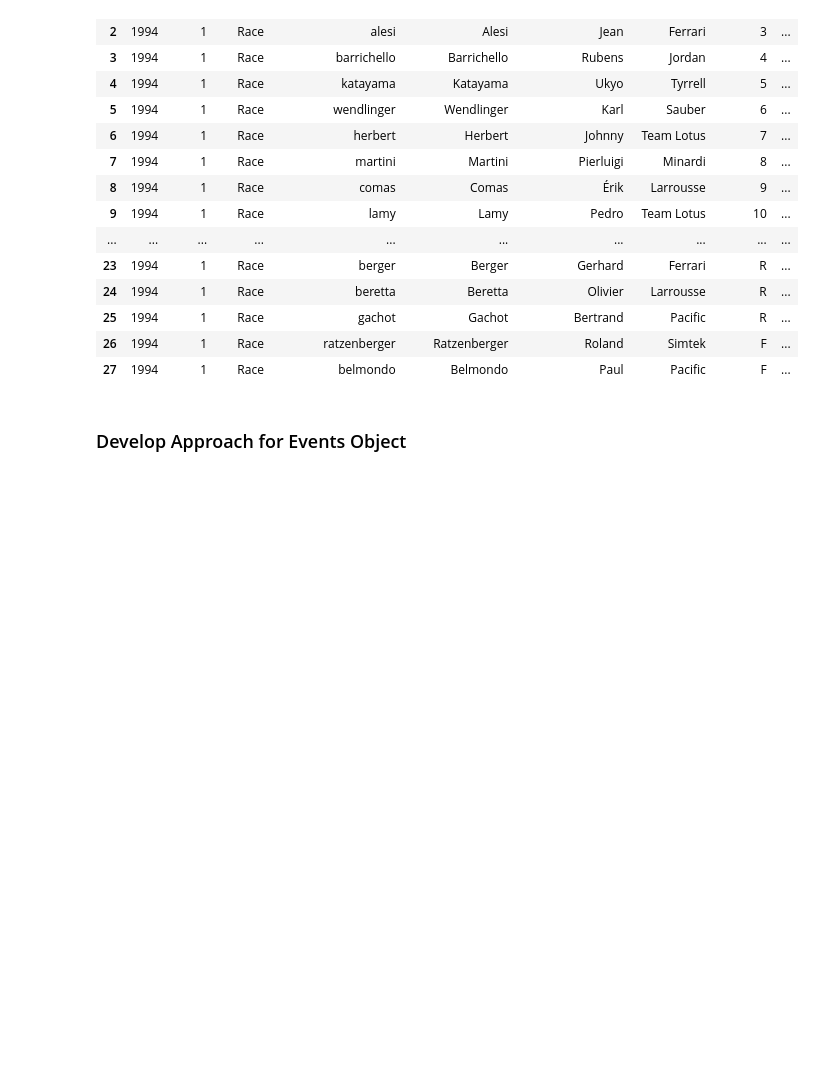
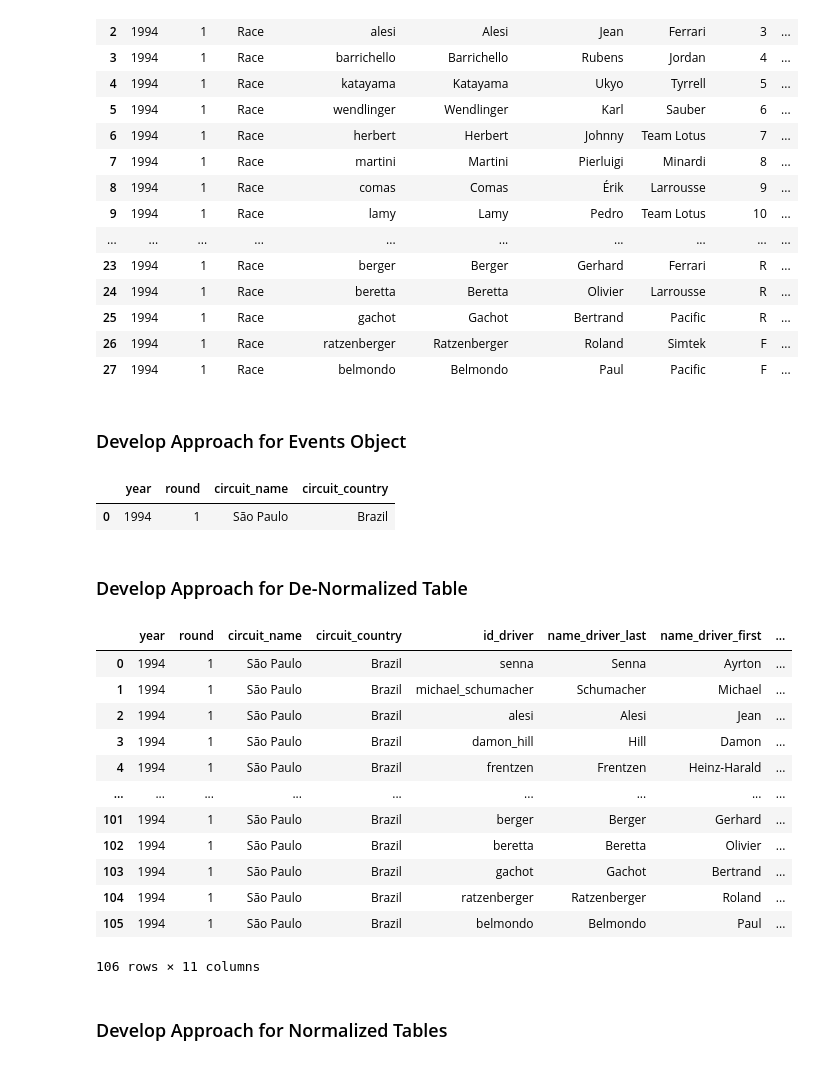
Before and after one commit to AnthonyDalke/f1data, a Jupyter notebook: piastri/docs/fastf1_prototyping.ipynb, the cells around one changed output. Drawn from its saved outputs; the diff is of its cells as text; code cells hidden in the pictures; blank space fills up the shorter version.

Commit message:
Denormalized and Normalized Data
Developed approach to construct denormalized and normalized data models to write to Postgres DB.

```diff
--- a/piastri/docs/fastf1_prototyping.ipynb
+++ b/piastri/docs/fastf1_prototyping.ipynb
@@ -132,7 +132,7 @@ df_processed.rename(
     },
     inplace=True,
 )
-df_final = df_processed[
+df_quali_final = df_processed[
     [
         "year",
         "round",
@@ -146,7 +146,7 @@ df_final = df_processed[
     ]
 ]
 
-df_final
+df_quali_final
 # %% [output]
 core           INFO     Loading data for Brazilian Grand Prix - Qualifying [v3.1.6]
 req            INFO     No cached data found for session_info. Loading data...
@@ -207,7 +207,7 @@ df_processed.rename(
 df_processed.loc[1:, "time"] = (
     df_processed.loc[1:, "time"] + df_processed.loc[0, "time"]
 )
-df_final = df_processed[
+df_race_final = df_processed[
     [
         "year",
         "round",
@@ -221,7 +221,7 @@ df_final = df_processed[
     ]
 ]
 
-df_final
+df_race_final
 # %% [output]
 core           INFO     Loading data for Brazilian Grand Prix - Race [v3.1.6]
 req            INFO     No cached data found for session_info. Loading data...
@@ -265,7 +265,7 @@ df_processed.rename(
 )
 df_processed["year"] = df_processed["eventdate"].dt.year
 
-df_final = df_processed[
+df_event_final = df_processed[
     [
         "year",
         "round",
@@ -274,4 +274,27 @@ df_final = df_processed[
     ]
 ]
 
-df_final
+df_event_final
+# %% [output]
+|  | year | round | circuit_name | circuit_country |
+| 0 | 1994 | 1 | São Paulo | Brazil |
+# %% [markdown]
+### Develop Approach for De-Normalized Table
+# %%
+df_event_final.merge(pd.concat([df_quali_final, df_race_final], ignore_index=True), on=["year", "round"], how="outer")
+# %% [output]
+|  | year | round | circuit_name | circuit_country | id_driver | name_driver_last | name_driver_first | ... |
+| 0 | 1994 | 1 | São Paulo | Brazil | senna | Senna | Ayrton | ... |
+| 1 | 1994 | 1 | São Paulo | Brazil | michael_schumacher | Schumacher | Michael | ... |
+| 2 | 1994 | 1 | São Paulo | Brazil | alesi | Alesi | Jean | ... |
+| 3 | 1994 | 1 | São Paulo | Brazil | damon_hill | Hill | Damon | ... |
+| 4 | 1994 | 1 | São Paulo | Brazil | frentzen | Frentzen | Heinz-Harald | ... |
+| ... | ... | ... | ... | ... | ... | ... | ... | ... |
+| 101 | 1994 | 1 | São Paulo | Brazil | berger | Berger | Gerhard | ... |
+| 102 | 1994 | 1 | São Paulo | Brazil | beretta | Beretta | Olivier | ... |
+| 103 | 1994 | 1 | São Paulo | Brazil | gachot | Gachot | Bertrand | ... |
+| 104 | 1994 | 1 | São Paulo | Brazil | ratzenberger | Ratzenberger | Roland | ... |
+| 105 | 1994 | 1 | São Paulo | Brazil | belmondo | Belmondo | Paul | ... |
+106 rows × 11 columns
+# %% [markdown]
+### Develop Approach for Normalized Tables
```
Also changed, not shown: parts of 11 cells of this notebook, 1 other file.
